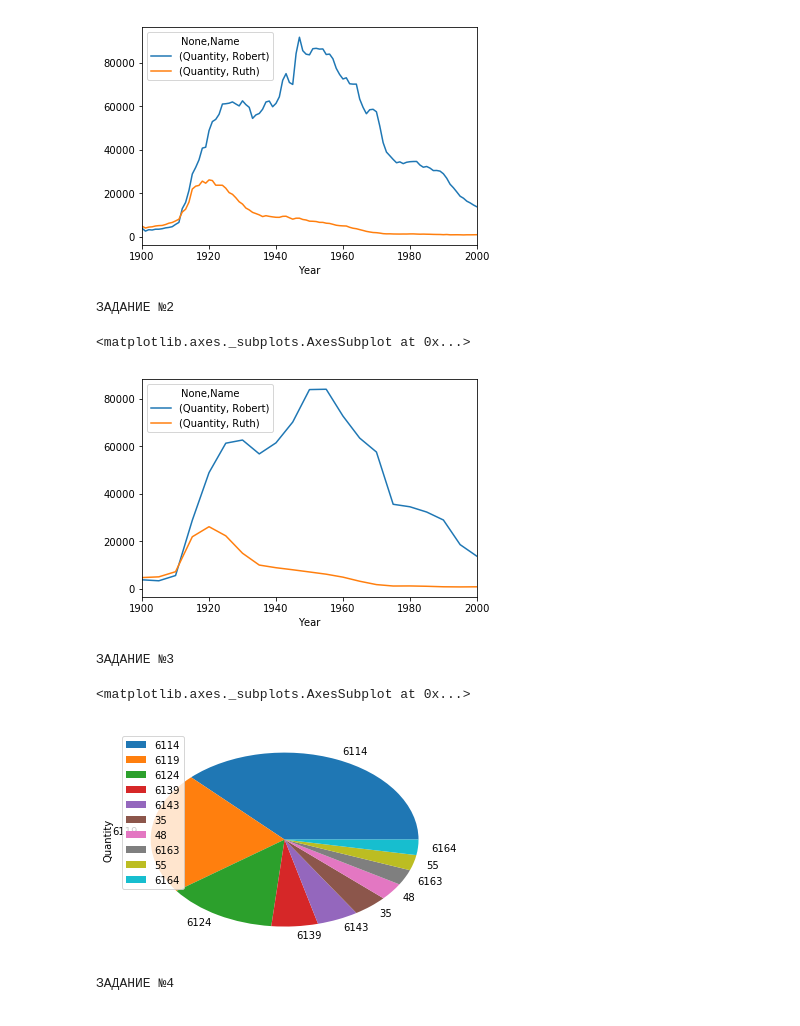
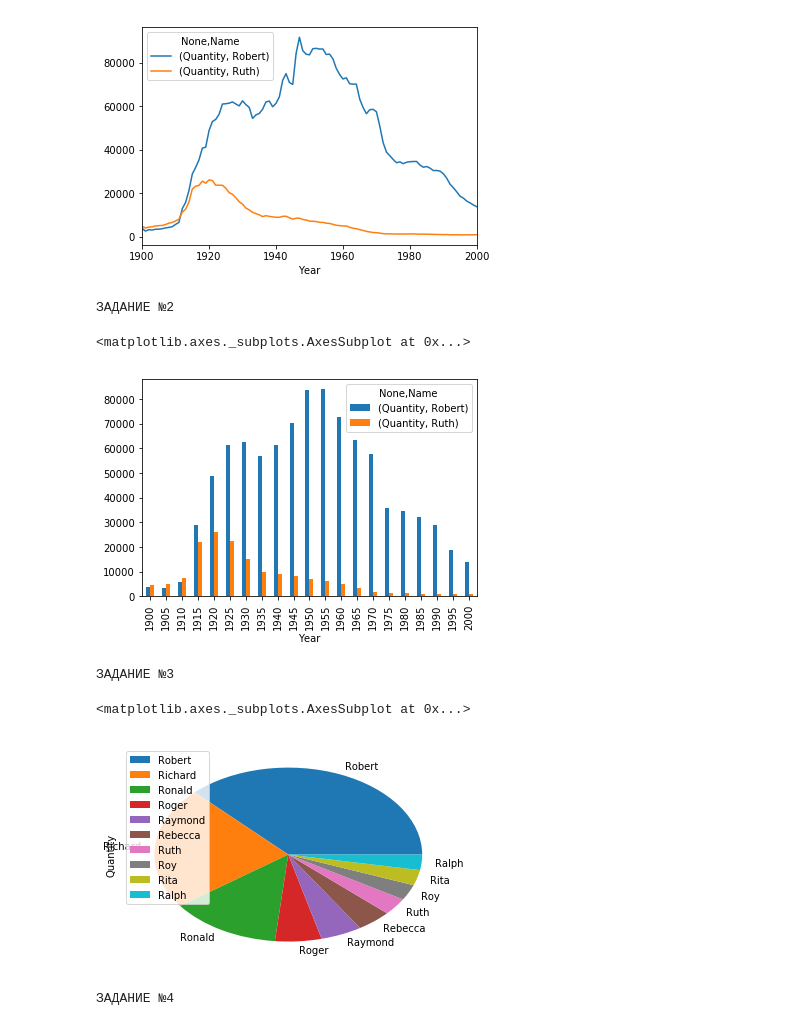
Before and after one commit to Tsebom/homework4_2, a Jupyter notebook: rezult_file.ipynb, the cells around one changed output. Cells and saved outputs as stored; diff of their text form; code cells hidden in the pictures.

```diff
--- a/rezult_file.ipynb
+++ b/rezult_file.ipynb
@@ -38,22 +38,22 @@ data.query('Name == ["Ruth", "Robert"]').unstack('Name').plot()
 # %%
 data = range_year(1900, 2001, 5)
 data = data. groupby([data.index.get_level_values(0), 'Name']).sum()
 print('\nЗАДАНИЕ №2\n')
-data.query('Name == ["Ruth", "Robert"]').unstack('Name').plot()
+data.query('Name == ["Ruth", "Robert"]').unstack('Name').plot.bar()
 # %% [output]
 ЗАДАНИЕ №2
 <matplotlib.axes._subplots.AxesSubplot at 0x...>
-[figure, old version]
+[figure, new version]
 # %%
 top = read_file(1950)
 top = top[top.Name.str.startswith('R')]
-top = top.sort_values(by='Quantity', ascending=False).head(10)
+top = top.groupby('Name').sum().sort_values(by='Quantity', ascending=False).head(10)
 print('\nЗАДАНИЕ №3\n')
 top.plot.pie(y='Quantity')
 # %% [output]
 ЗАДАНИЕ №3
 <matplotlib.axes._subplots.AxesSubplot at 0x...>
-[figure, old version]
+[figure, new version]
 # %%
 def consonants(word):
     """
```
